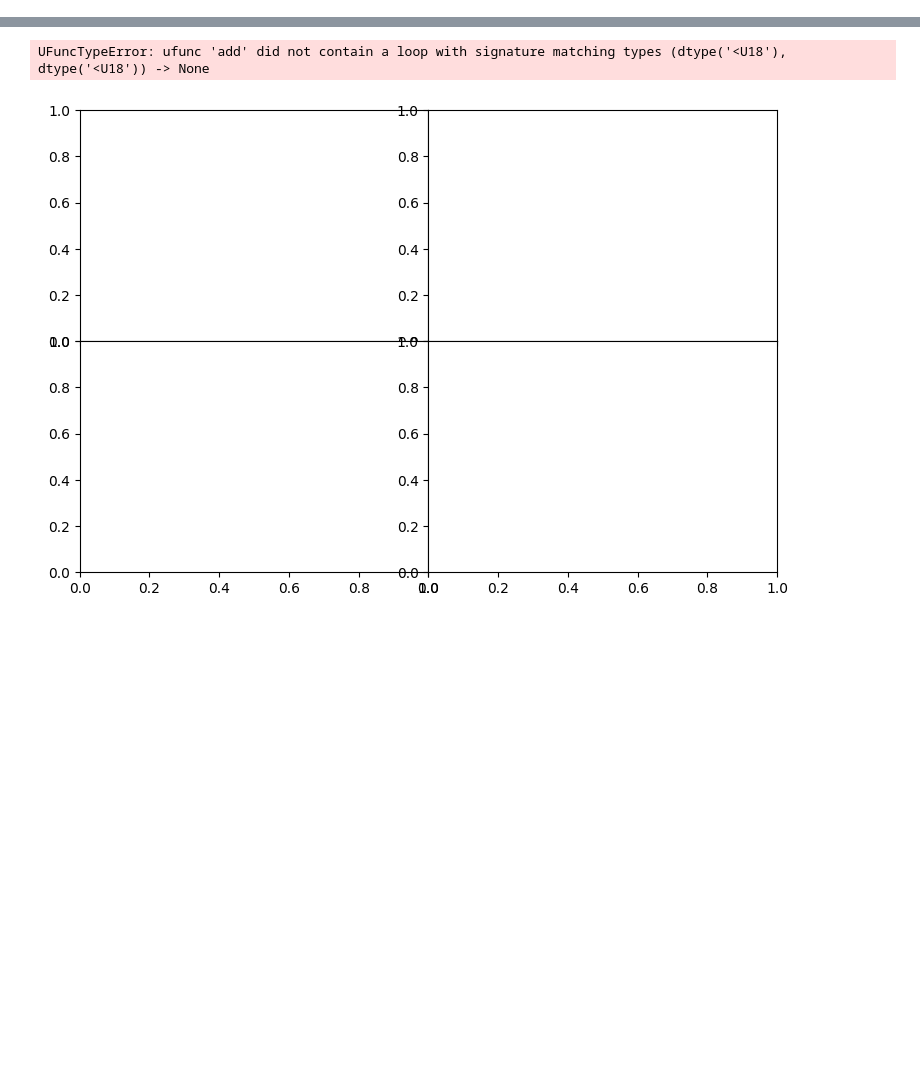
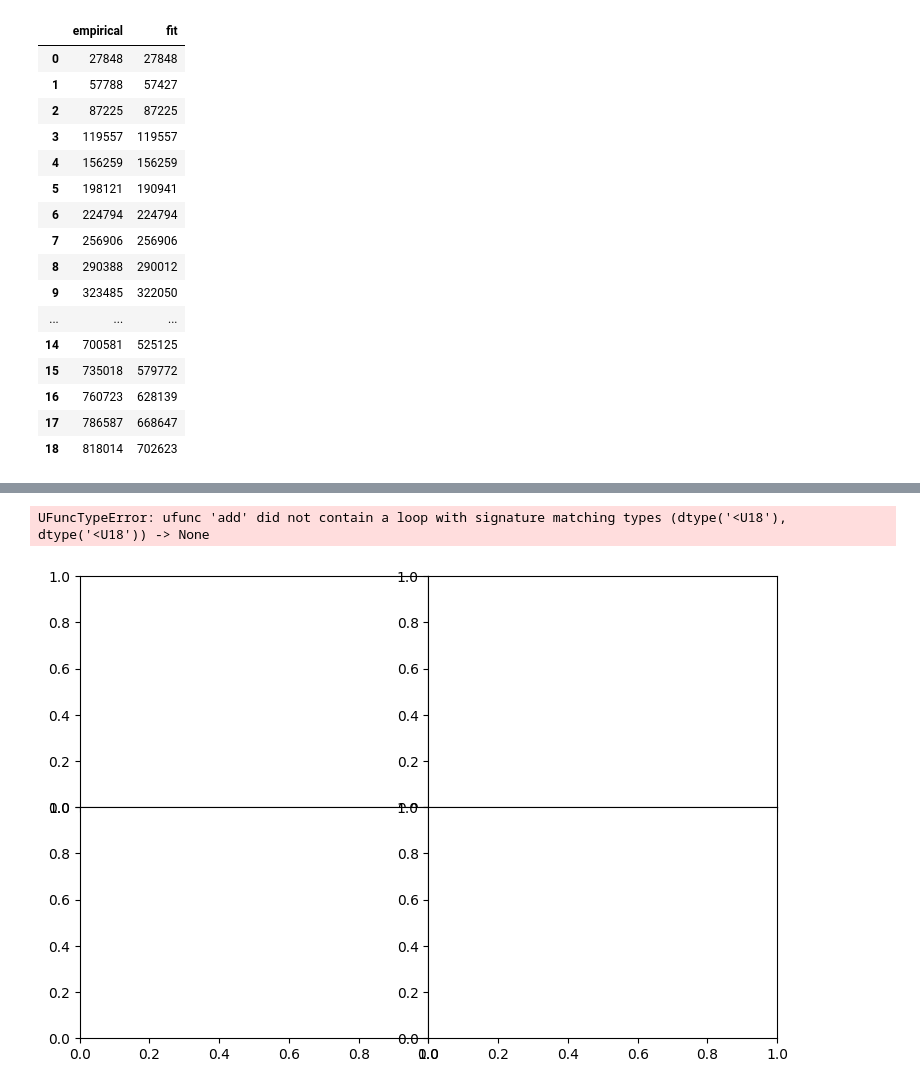
Before and after one commit to thalistdg/TCC, a Jupyter notebook: src/detect_drifts.ipynb, the cells around one changed output, grey strips where cells are left out. Drawn from its saved outputs; the diff is of its cells as text; code cells hidden in the pictures; blank space fills up the shorter version.

```diff
--- a/src/detect_drifts.ipynb
+++ b/src/detect_drifts.ipynb
@@ -59,2 +67,23 @@ results_times
+# %%
+pd.DataFrame({'empirical': results_drifts['empirical']['Reservoir Sampling'], 'fit': results_drifts['fit']['Reservoir Sampling'][:19]})
+# len(results_drifts['fit']['Reservoir Sampling'][:19])
+# %% [output]
+|  | empirical | fit |
+| 0 | 27848 | 27848 |
+| 1 | 57788 | 57427 |
+| 2 | 87225 | 87225 |
+| 3 | 119557 | 119557 |
+| 4 | 156259 | 156259 |
+| 5 | 198121 | 190941 |
+| 6 | 224794 | 224794 |
+| 7 | 256906 | 256906 |
+| 8 | 290388 | 290012 |
+| 9 | 323485 | 322050 |
+| ... | ... | ... |
+| 14 | 700581 | 525125 |
+| 15 | 735018 | 579772 |
+| 16 | 760723 | 628139 |
+| 17 | 786587 | 668647 |
+| 18 | 818014 | 702623 |
 # %%
 # pd.DataFrame([results_dtw['fit']], columns=list(results_dtw['fit'].keys()))
```
Also changed, not shown: parts of 6 cells of this notebook, 1 other file.
